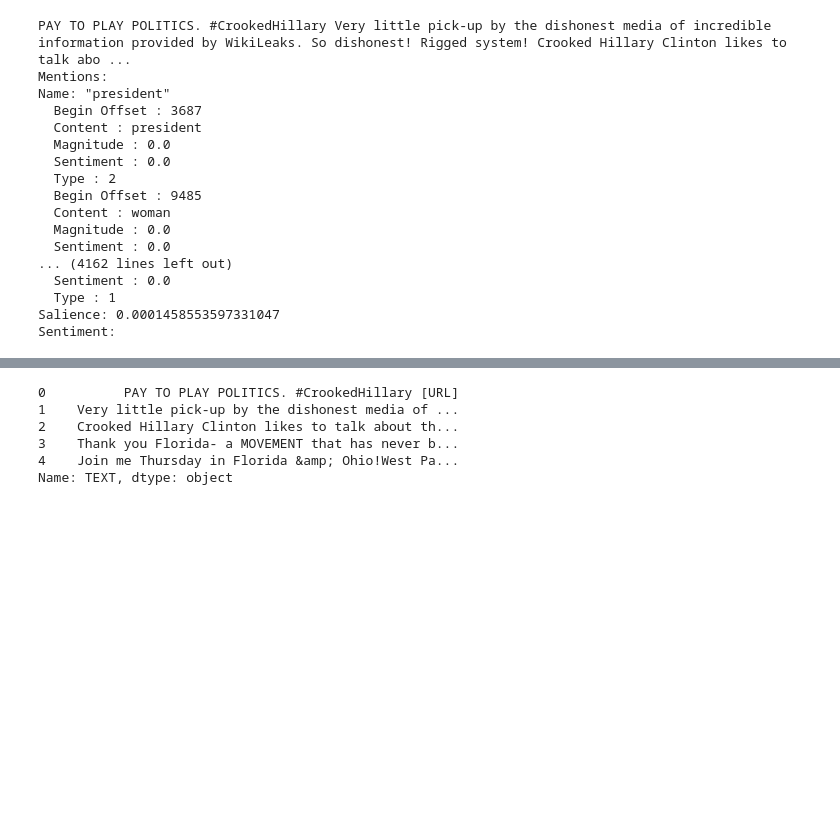
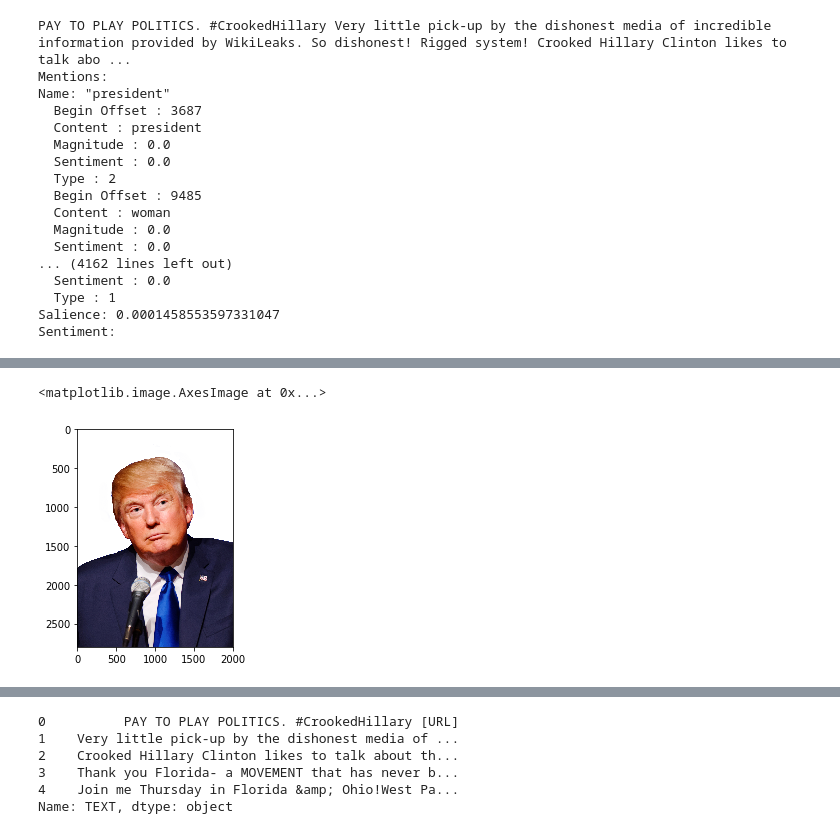
Before and after one commit to EthanH43/text_generator, a Jupyter notebook: Model/Tweet_Analysis.ipynb, the cells around one changed output, grey strips where cells are left out. Saved outputs shown, nothing was run; the diff lists cells and outputs as text; code cells hidden in the pictures; blank space fills up the shorter version.

```diff
--- a/Model/Tweet_Analysis.ipynb
+++ b/Model/Tweet_Analysis.ipynb
@@ -301,0 +249,7 @@ plt.show()
+# %%
+trump_mask = np.array(Image.open('../Load_Tweets/Trump_Transparent.png'))
+# %%
+plt.imshow(trump_mask)
+# %% [output]
+<matplotlib.image.AxesImage at 0x...>
+[figure, added]
```
Also changed, not shown: parts of 23 cells of this notebook, 4 other files.
